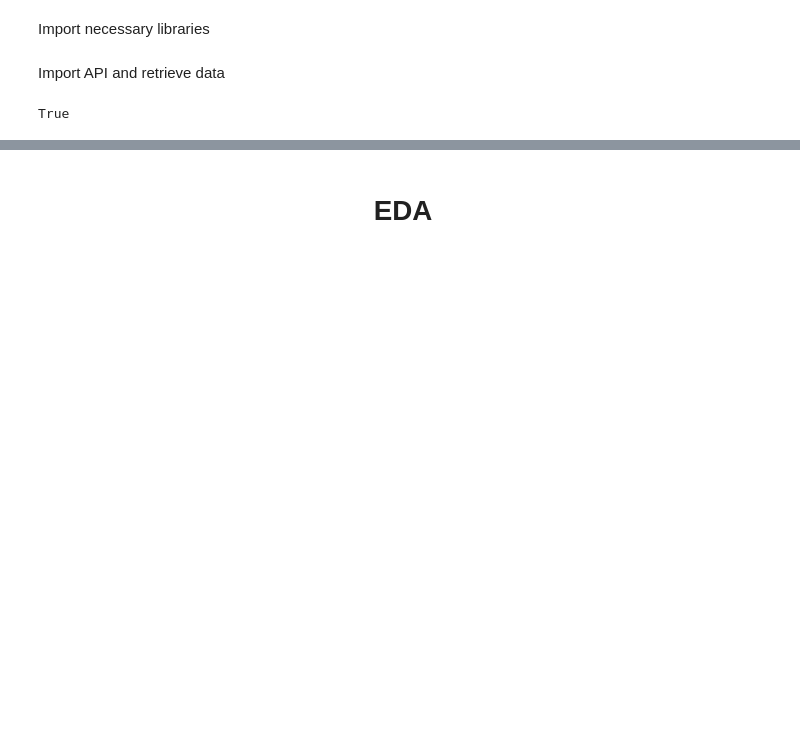
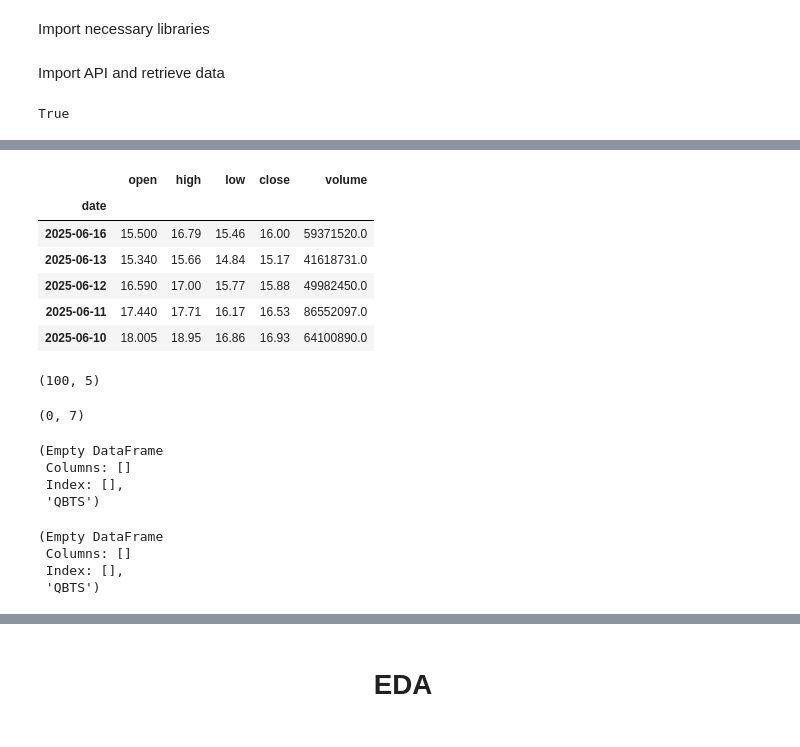
Before and after one commit to MWPerrineJr/my_portfolio, a Jupyter notebook: stock_analysis.ipynb, the cells around one changed output, grey strips where cells are left out. Saved outputs shown, nothing was run; the diff lists cells and outputs as text; code cells hidden in the pictures; blank space fills up the shorter version.

```diff
--- a/stock_analysis.ipynb
+++ b/stock_analysis.ipynb
@@ -64,0 +65,14 @@ stock.head()
+# %%
+stock.tail()
+# %% [output]
+|  | open | high | low | close | volume |
+| date |  |  |  |  |  |
+| 2025-06-16 | 15.500 | 16.79 | 15.46 | 16.00 | 59371520.0 |
+| 2025-06-13 | 15.340 | 15.66 | 14.84 | 15.17 | 41618731.0 |
+| 2025-06-12 | 16.590 | 17.00 | 15.77 | 15.88 | 49982450.0 |
+| 2025-06-11 | 17.440 | 17.71 | 16.17 | 16.53 | 86552097.0 |
+| 2025-06-10 | 18.005 | 18.95 | 16.86 | 16.93 | 64100890.0 |
+# %%
+stock.shape
+# %% [output]
+(100, 5)
@@ -64,0 +85,4 @@ stock.head()
+# %%
+qbts_sma.shape
+# %% [output]
+(0, 7)
@@ -64,0 +91,7 @@ stock.head()
+# %%
+qbts_div
+# %% [output]
+(Empty DataFrame
+ Columns: []
+ Index: [],
+ 'QBTS')
@@ -64,0 +100,7 @@ stock.head()
+# %%
+qbts_split
+# %% [output]
+(Empty DataFrame
+ Columns: []
+ Index: [],
+ 'QBTS')
```
Also changed, not shown: parts of 22 cells of this notebook.
